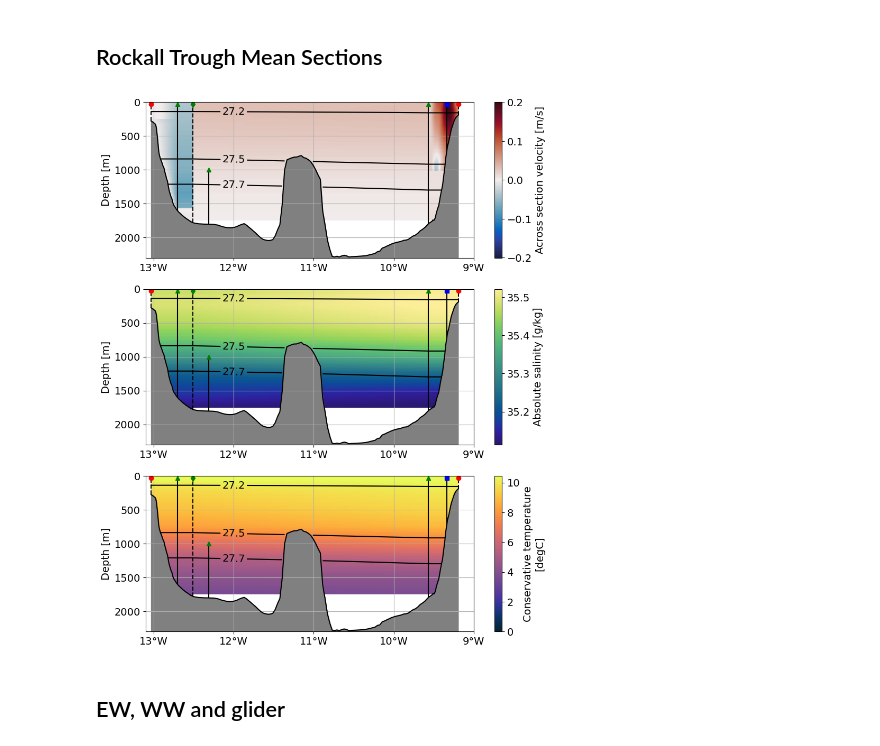
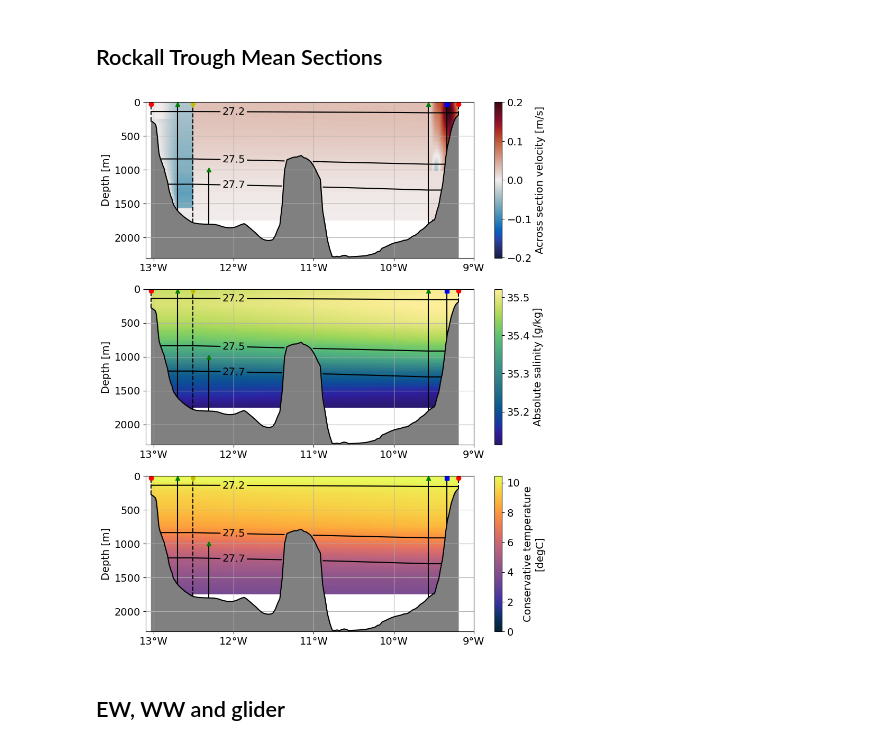
Before and after one commit to ScotMarPhys/Rockall_Trough_Transports, a Jupyter notebook: notebooks/3.0_Rockall_Trough_transports_2014_2022_v1.ipynb, the cells around one changed output. Cells and saved outputs as stored; diff of their text form; code cells hidden in the pictures.

Commit message:
Moved plots to new notebook

```diff
--- a/notebooks/3.0_Rockall_Trough_transports_2014_2022_v1.ipynb
+++ b/notebooks/3.0_Rockall_Trough_transports_2014_2022_v1.ipynb
@@ -121,16 +121,14 @@ ds_RT = ds_RT.interpolate_na(dim='TIME')
 
 # Get z from P
 ds_RT.coords['depth'] = gsw.z_from_p(ds_RT.PRES,np.mean([lat_RTWB, lat_RTEB]))
+ds_RT.depth.attrs = {'name' :'depth',
+                     'units' :'m',}
+
 # Create merged WB1/2 CM
 ds_RT['v_RTWB'] = ds_RT.V_WEST_2.where(ds_RT.V_WEST_1.isnull())
 ds_RT['v_mask'] = (ds_RT.v_RTWB.notnull()+ds_RT.V_WEST_1.notnull())
 ds_RT['v_RTWB'] = (ds_RT.v_RTWB.fillna(0)+ds_RT.V_WEST_1.fillna(0)).where(ds_RT.v_mask==1)
-# ds_RT['v_RTWB'] = ((ds_RT.V_WEST_1.where(
-#     ds_RT.V_WEST_2.isnull()).fillna(0
-#     )+ds_RT.V_WEST_2.fillna(0
-#     )+ds_RT.V_WEST_2.where(
-#     ds_RT.V_WEST_1.isnull()).fillna(0
-#     )+ds_RT.V_WEST_1.fillna(0))/2).where(ds_RT.v_mask==1)
+
 
 # Load  GEBCO bathymetry
 ds_GEBCO = xr.open_dataset((GEBCO_data_path/GEBCO_fn))
@@ -1314,3 +1326,8 @@ FileNotFoundError: [Errno 2] No such file or directory: 'C:\\Users\\sa07kb\\Proj
+# %%
+fs=14
+font = {'weight' : 'normal',
+        'size'   : fs}
+plt.rc('font', **font)
 # %% [markdown]
 ## Rockall Trough Volume Transport
 # %%
@@ -1533,34 +1550,34 @@ for ax in axs:
     CS = ds_q_RT.sigma0.mean('time',keep_attrs=True).where(ds_q_RT.depth<=-ds_q_RT.bathy).plot.contour(
         ax=ax,x='lon',levels=sigma_contours,yincrease=False,colors='k')
     ax.clabel(CS,manual=manual_locations)
 
     ax.vlines(lon_RTWB,-ds_q_RT.bathy.sel(lon=lon_RTWB,method='nearest'), 0,colors='k',ls='--')
     ax.vlines(lon_RTES,-ds_q_RT.bathy.sel(lon=lon_RTES,method='nearest'), 0,colors='k',ls='--')
     ax.vlines(lon_RTWS,-ds_q_RT.bathy.sel(lon=lon_RTWS,method='nearest'), 0,colors='k',ls='--')
 
     ax.vlines(lon_RTADCP,-ds_q_RT.bathy.sel(lon=lon_RTADCP,method='nearest'), 0,colors='k')
     ax.vlines(lon_RTEB,-ds_q_RT.bathy.sel(lon=lon_RTEB,method='nearest'), 50,colors='k')
     ax.vlines(lon_RTWB1,-ds_q_RT.bathy.sel(lon=lon_RTWB1,method='nearest'), 50,colors='k')
     ax.vlines(lon_RTWB2,-ds_q_RT.bathy.sel(lon=lon_RTWB2,method='nearest'), 1000,colors='k')
 
     d= 30.
     ax.plot([lon_RTES,lon_RTWS],[d,d],'or')
-    ax.plot([lon_RTWB],[d],'dg')
+    ax.plot([lon_RTWB],[d],'dy')
     ax.plot([lon_RTADCP],[d],'sb')
     ax.plot([lon_RTEB,lon_RTWB1],[d,d],'^g')
     ax.plot([lon_RTWB2],[1000],'^g')
 
     ax.set_xlim([-13.1,-9.])
     ax.set_xlabel('')
     ax.set_xticks(xticks)
     ax.set_xticklabels(xticklabels,fontsize=14)
     ax.grid()
 
     ax.set_ylabel('Depth [m]')
     ax.set_ylim([2300,0])
 
 fig.savefig(f'{fig_out_path}Rockall_Trough_mean_sections_{date_str_start}_{date_str_end}_{fn_version}.png',dpi=300,bbox_inches='tight')
 # %% [output]
-[figure, old version]
+[figure, new version]
 # %% [markdown]
 ## EW, WW and glider
```
Also changed, not shown: parts of 12 cells of this notebook, 7 other files.
